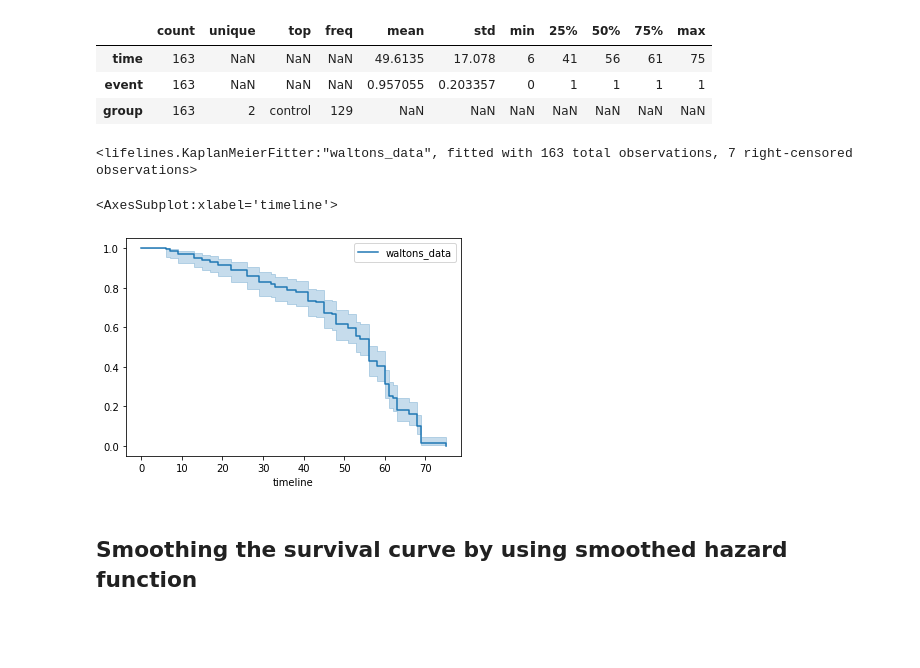
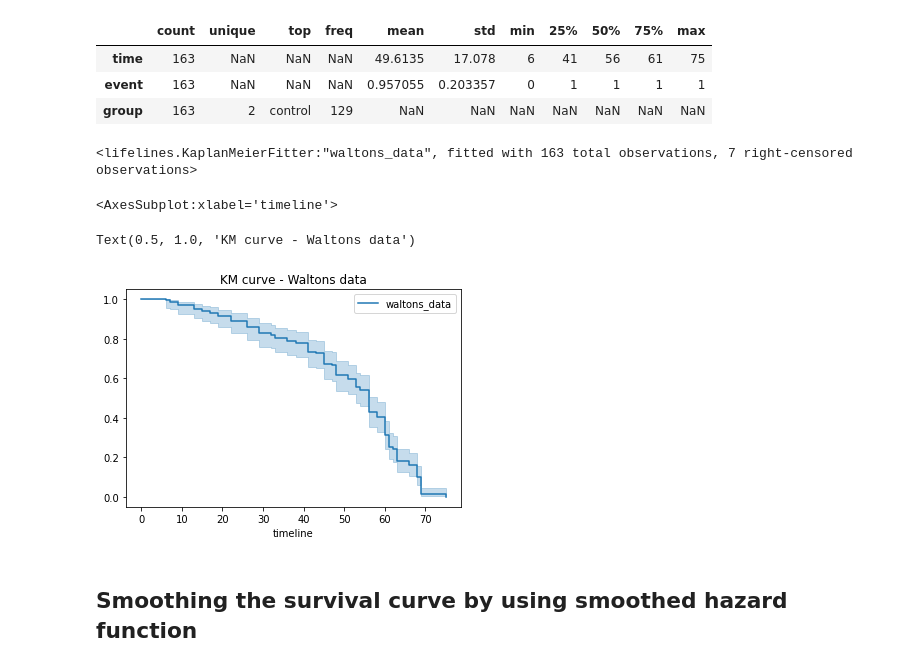
Before and after one commit to nayefahmad/survival-analysis-notes, a Jupyter notebook: src/2022-02-10_km-curve-lifelines.ipynb, the cells around one changed output. Saved outputs shown, nothing was run; the diff lists cells and outputs as text; code cells hidden in the pictures; blank space fills up the shorter version.

Commit message:
Plot KM curve with smoothed survival curve

```diff
--- a/src/2022-02-10_km-curve-lifelines.ipynb
+++ b/src/2022-02-10_km-curve-lifelines.ipynb
@@ -27,12 +31,15 @@ waltons.describe(include="all").T
 # %%
 kmf = KaplanMeierFitter(label="waltons_data")
 kmf.fit(waltons["time"], waltons["event"])
-kmf.plot_survival_function()
-plt.show()
+fig, ax = plt.subplots()
+kmf.plot_survival_function(ax=ax)
+ax.set_title("KM curve - Waltons data")
+fig.show()
 # %% [output]
 <lifelines.KaplanMeierFitter:"waltons_data", fitted with 163 total observations, 7 right-censored observations>
 <AxesSubplot:xlabel='timeline'>
+Text(0.5, 1.0, 'KM curve - Waltons data')
-[figure, old version]
+[figure, new version]
 # %% [markdown]
 ## Smoothing the survival curve by using smoothed hazard function
 # %% [markdown]
```
Also changed, not shown: parts of 9 cells of this notebook, 1 other file.
